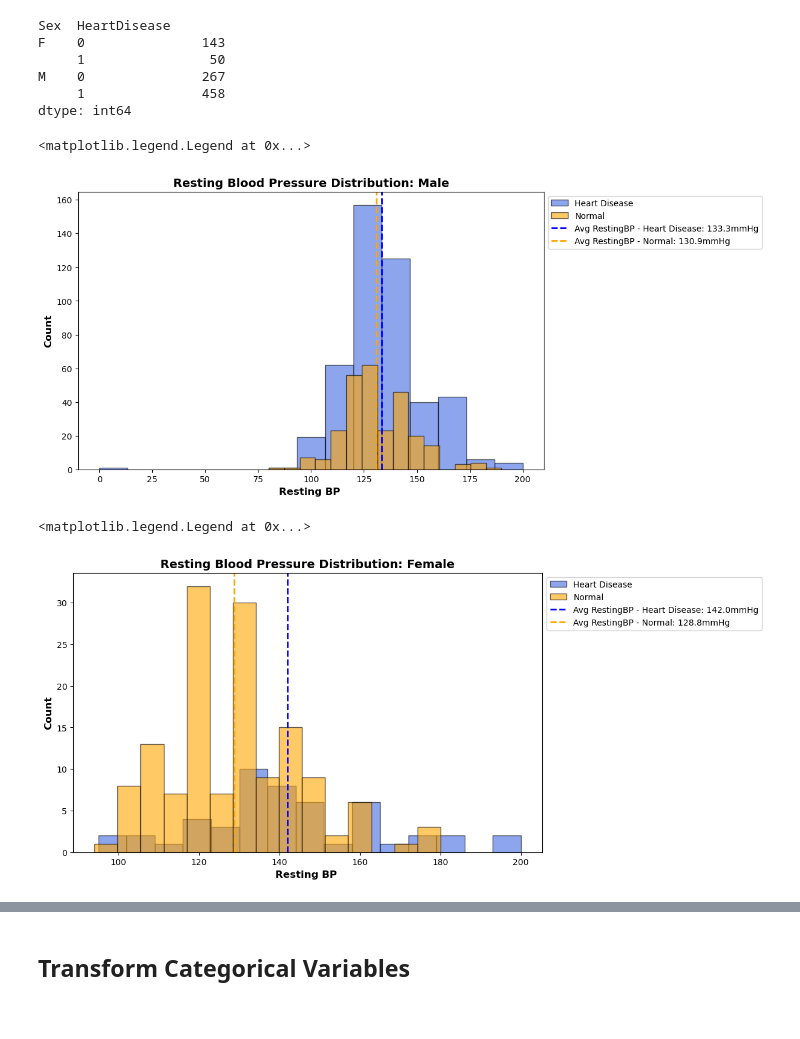
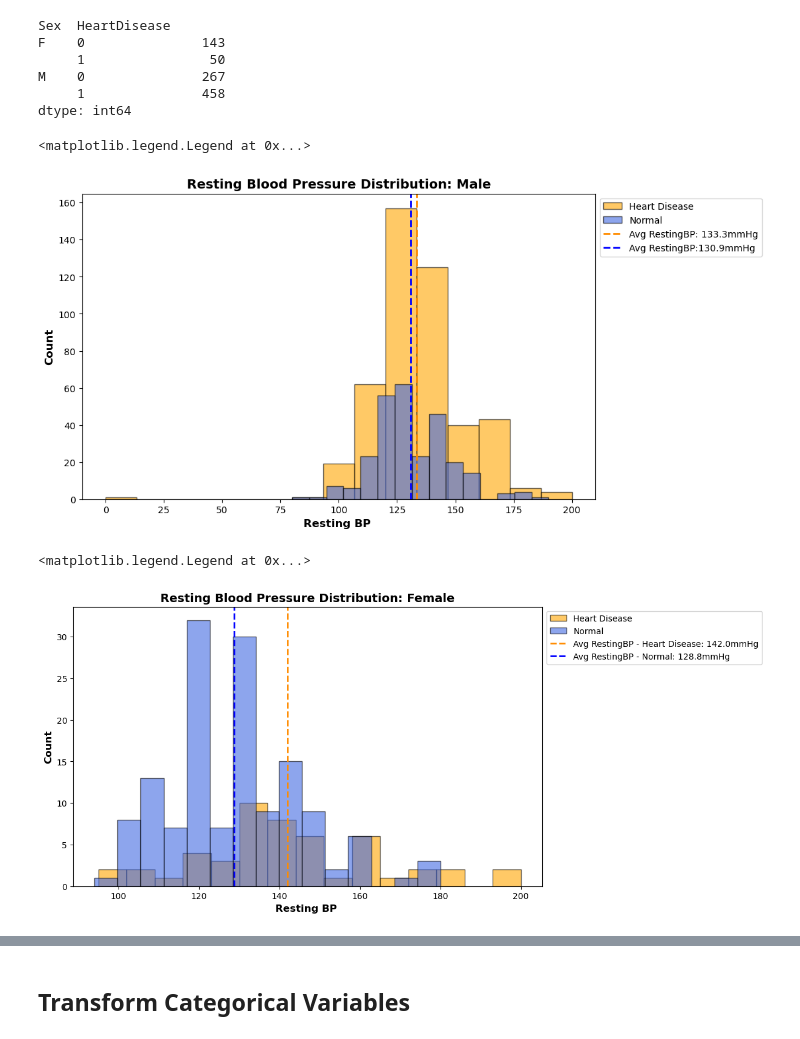
Before and after one commit to midorikawaguti/Heart_Failure_Prediction_Team_0, a Jupyter notebook: heart_failure_prediction-1.ipynb, the cells around one changed output, grey strips where cells are left out. Saved outputs shown, nothing was run; the diff lists cells and outputs as text; code cells hidden in the pictures.

```diff
--- a/heart_failure_prediction-1.ipynb
+++ b/heart_failure_prediction-1.ipynb
@@ -112,38 +112,38 @@ heart_male = heart_df[heart_df['Sex']=='M']
 # %%
 avg_restingBP_male_disease= heart_disease_male['RestingBP'].mean()
 avg_restingBP_male_normal= heart_normal_male['RestingBP'].mean()
 
 plt.figure(figsize=(10,6))
 
-plt.hist(heart_disease_male['RestingBP'], bins=15, alpha=0.6, color='royalblue', edgecolor='black', label='Heart Disease')
-plt.hist(heart_normal_male['RestingBP'], bins=15, alpha=0.6, color='orange', edgecolor='black', label='Normal')
+plt.hist(heart_disease_male['RestingBP'], bins=15, alpha=0.6, color='orange', edgecolor='black', label='Heart Disease')
+plt.hist(heart_normal_male['RestingBP'], bins=15, alpha=0.6, color='royalblue', edgecolor='black', label='Normal')
 
 # Add vertical lines for average salaries
-plt.axvline(x=avg_restingBP_male_disease, color='blue', linestyle='--', linewidth=2, label=f"Avg RestingBP - Heart Disease: {avg_restingBP_male_disease:.1f}mmHg")
-plt.axvline(x=avg_restingBP_male_normal, color='orange', linestyle='--', linewidth=2, label=f"Avg RestingBP - Normal: {avg_restingBP_male_normal:.1f}mmHg")
+plt.axvline(x=avg_restingBP_male_disease, color='darkorange', linestyle='--', linewidth=2, label=f"Avg RestingBP: {avg_restingBP_male_disease:.1f}mmHg")
+plt.axvline(x=avg_restingBP_male_normal, color='blue', linestyle='--', linewidth=2, label=f"Avg RestingBP:{avg_restingBP_male_normal:.1f}mmHg")
 
 # Labels & title
 plt.xlabel('Resting BP ', fontsize=12, fontweight='bold')
 plt.ylabel('Count', fontsize=12, fontweight='bold')
 plt.title('Resting Blood Pressure Distribution: Male', fontsize=14, fontweight='bold')
 
 # Improve legend placement - legend outside
 plt.legend(loc='upper left', bbox_to_anchor=(1, 1), fontsize=10)
 # %% [output]
 <matplotlib.legend.Legend at 0x...>
-[figure, old version]
+[figure, new version]
 # %%
 avg_restingBP_female_disease= heart_disease_female['RestingBP'].mean()
 avg_restingBP_female_normal= heart_normal_female['RestingBP'].mean()
 
 plt.figure(figsize=(10,6))
 
-plt.hist(heart_disease_female['RestingBP'], bins=15, alpha=0.6, color='royalblue', edgecolor='black', label='Heart Disease')
-plt.hist(heart_normal_female['RestingBP'], bins=15, alpha=0.6, color='orange', edgecolor='black', label='Normal')
+plt.hist(heart_disease_female['RestingBP'], bins=15, alpha=0.6, color='orange', edgecolor='black', label='Heart Disease')
+plt.hist(heart_normal_female['RestingBP'], bins=15, alpha=0.6, color='royalblue', edgecolor='black', label='Normal')
 
 # Add vertical lines for average salaries
-plt.axvline(x=avg_restingBP_female_disease, color='blue', linestyle='--', linewidth=2, label=f"Avg RestingBP - Heart Disease: {avg_restingBP_female_disease:.1f}mmHg")
-plt.axvline(x=avg_restingBP_female_normal, color='orange', linestyle='--', linewidth=2, label=f"Avg RestingBP - Normal: {avg_restingBP_female_normal:.1f}mmHg")
+plt.axvline(x=avg_restingBP_female_disease, color='darkorange', linestyle='--', linewidth=2, label=f"Avg RestingBP - Heart Disease: {avg_restingBP_female_disease:.1f}mmHg")
+plt.axvline(x=avg_restingBP_female_normal, color='blue', linestyle='--', linewidth=2, label=f"Avg RestingBP - Normal: {avg_restingBP_female_normal:.1f}mmHg")
 
 # Labels & title
 plt.xlabel('Resting BP ', fontsize=12, fontweight='bold')
@@ -154,7 +154,7 @@ plt.title('Resting Blood Pressure Distribution: Female', fontsize=14, fontweight
 plt.legend(loc='upper left', bbox_to_anchor=(1, 1), fontsize=10)
 # %% [output]
 <matplotlib.legend.Legend at 0x...>
-[figure, old version]
+[figure, new version]
 # %%
 import matplotlib.pyplot as plt
 
```
Also changed, not shown: parts of 12 cells of this notebook.
